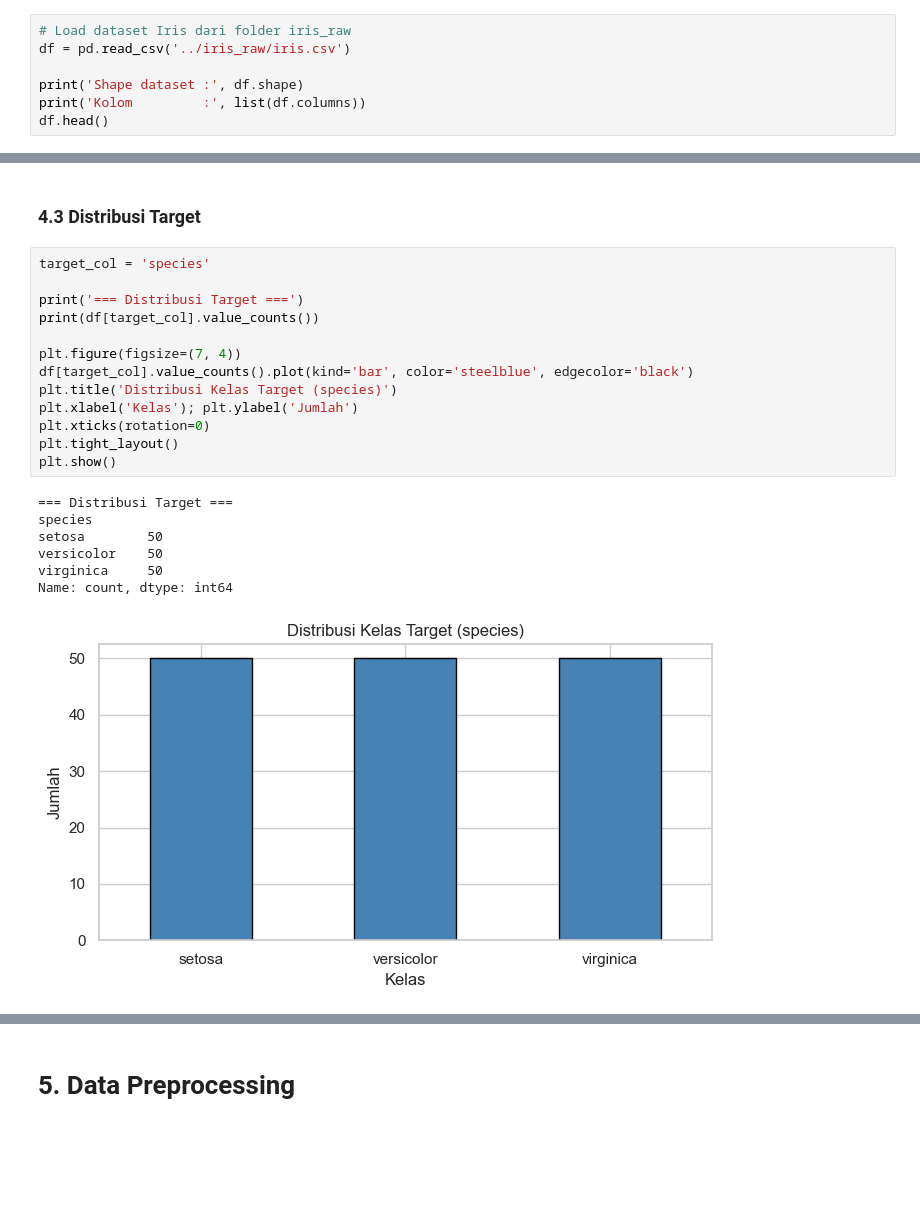
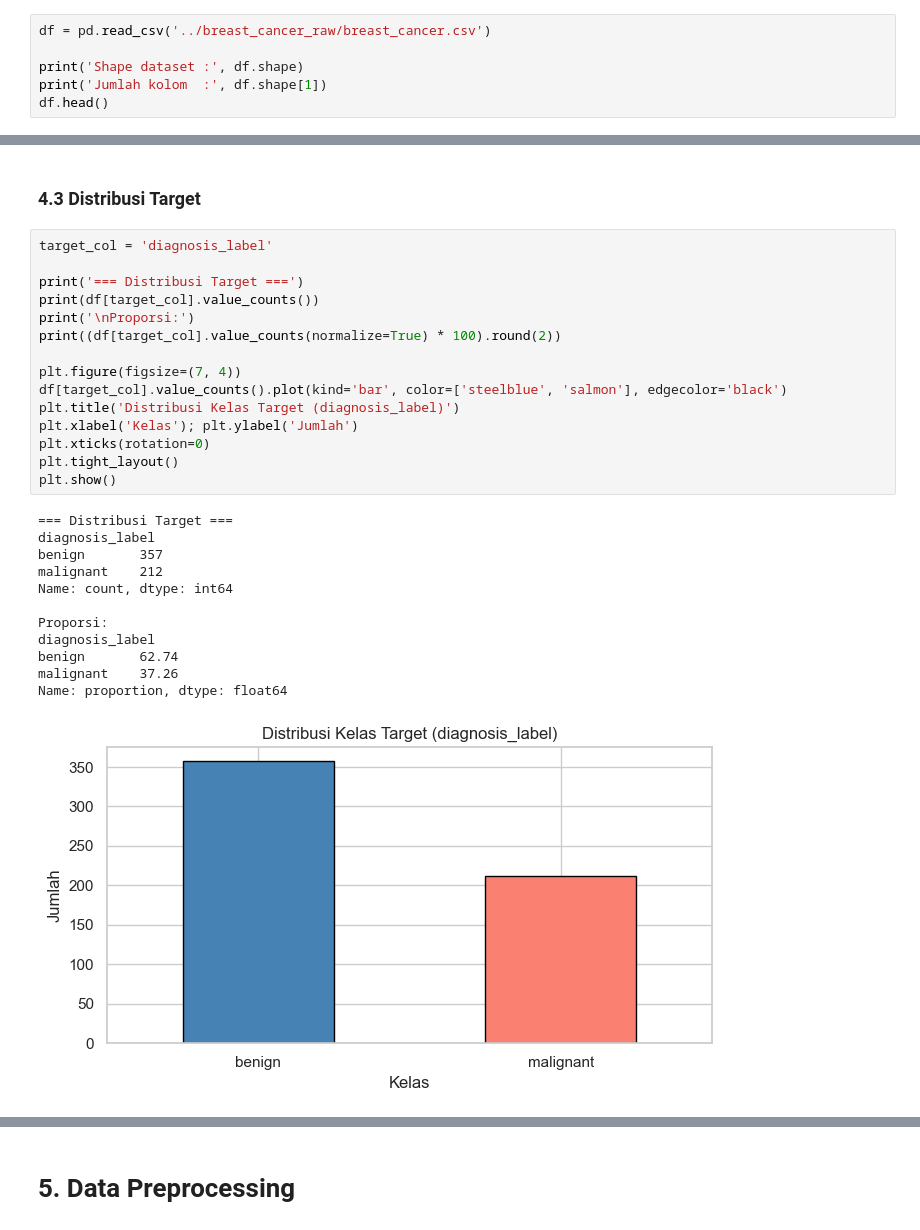
Before and after one commit to AGUN1505/Eksperimen-SML-Agun-Firmansyah, a Jupyter notebook: preprocessing/Eksperimen_Agun-Firmansyah.ipynb, the cells around one changed output, grey strips where cells are left out. Cells and saved outputs as stored; diff of their text form; blank space fills up the shorter version.

```diff
--- a/preprocessing/Eksperimen_Agun-Firmansyah.ipynb
+++ b/preprocessing/Eksperimen_Agun-Firmansyah.ipynb
@@ -51,10 +50,9 @@ Jika dataset berada di Google Drive, pastikan Anda menghubungkan Google Drive ke
 
 Jika dataset berupa unstructured data, silakan sesuaikan dengan format seperti kelas Machine Learning Pengembangan atau Machine Learning Terapan.
 # %%
-# Load dataset Iris dari folder iris_raw
-df = pd.read_csv('../iris_raw/iris.csv')
+df = pd.read_csv('../breast_cancer_raw/breast_cancer.csv')
 
 print('Shape dataset :', df.shape)
-print('Kolom         :', list(df.columns))
+print('Jumlah kolom  :', df.shape[1])
 df.head()
 # %% [output]
@@ -134,24 +146,31 @@ Jumlah baris duplikat: 1
 # %% [markdown]
 ### 4.3 Distribusi Target
 # %%
-target_col = 'species'
+target_col = 'diagnosis_label'
 
 print('=== Distribusi Target ===')
 print(df[target_col].value_counts())
+print('\nProporsi:')
+print((df[target_col].value_counts(normalize=True) * 100).round(2))
 
 plt.figure(figsize=(7, 4))
-df[target_col].value_counts().plot(kind='bar', color='steelblue', edgecolor='black')
-plt.title('Distribusi Kelas Target (species)')
+df[target_col].value_counts().plot(kind='bar', color=['steelblue', 'salmon'], edgecolor='black')
+plt.title('Distribusi Kelas Target (diagnosis_label)')
 plt.xlabel('Kelas'); plt.ylabel('Jumlah')
 plt.xticks(rotation=0)
 plt.tight_layout()
 plt.show()
 # %% [output]
 === Distribusi Target ===
-species
-setosa        50
-versicolor    50
-virginica     50
+diagnosis_label
+benign       357
+malignant    212
 Name: count, dtype: int64
+
+Proporsi:
+diagnosis_label
+benign       62.74
+malignant    37.26
+Name: proportion, dtype: float64
-[figure, old version]
+[figure, new version]
 # %% [markdown]
```
Also changed, not shown: parts of 23 cells of this notebook, 12 other files.
